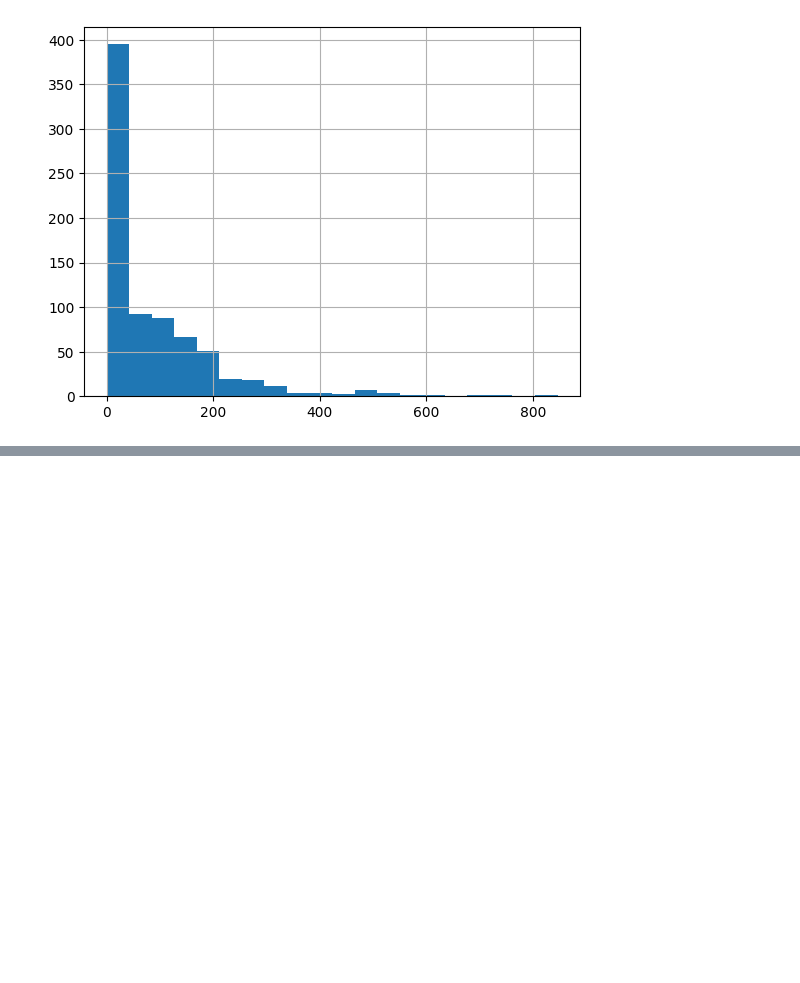
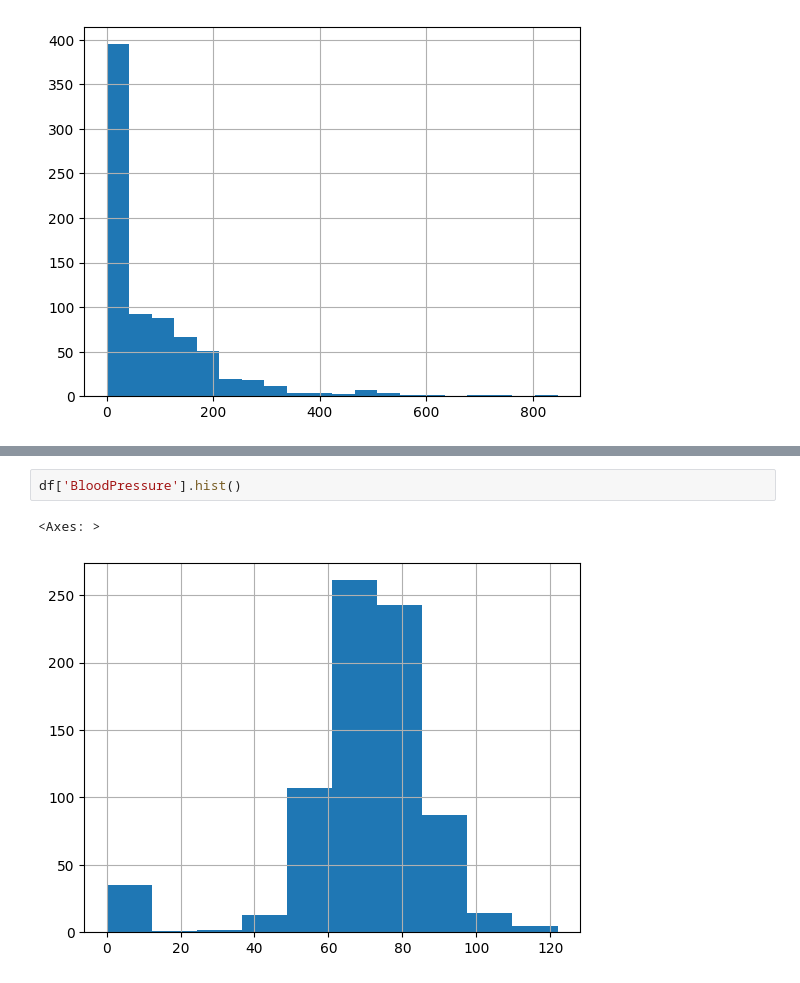
Before and after one commit to gowtham-dd/Data-Science-Basics, a Jupyter notebook: Statistics.ipynb, the cells around one changed output, grey strips where cells are left out. Saved outputs shown, nothing was run; the diff lists cells and outputs as text; blank space fills up the shorter version.

```diff
--- a/Statistics.ipynb
+++ b/Statistics.ipynb
@@ -35,0 +97,5 @@ df['Insulin'].hist(bins=20)
+# %%
+df['BloodPressure'].hist()
+# %% [output]
+<Axes: >
+[figure, added]
```
Also changed, not shown: parts of 15 cells of this notebook.
